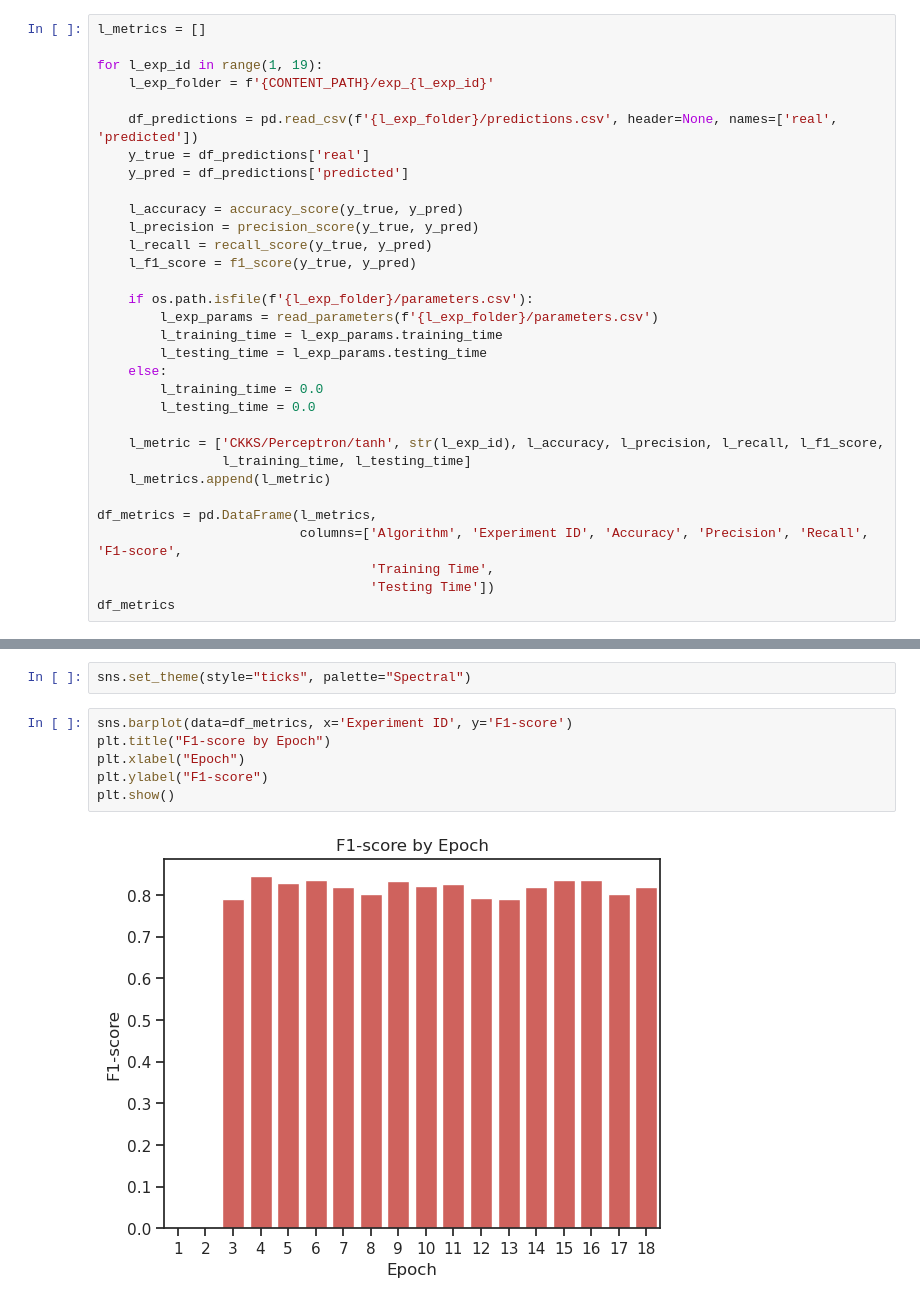
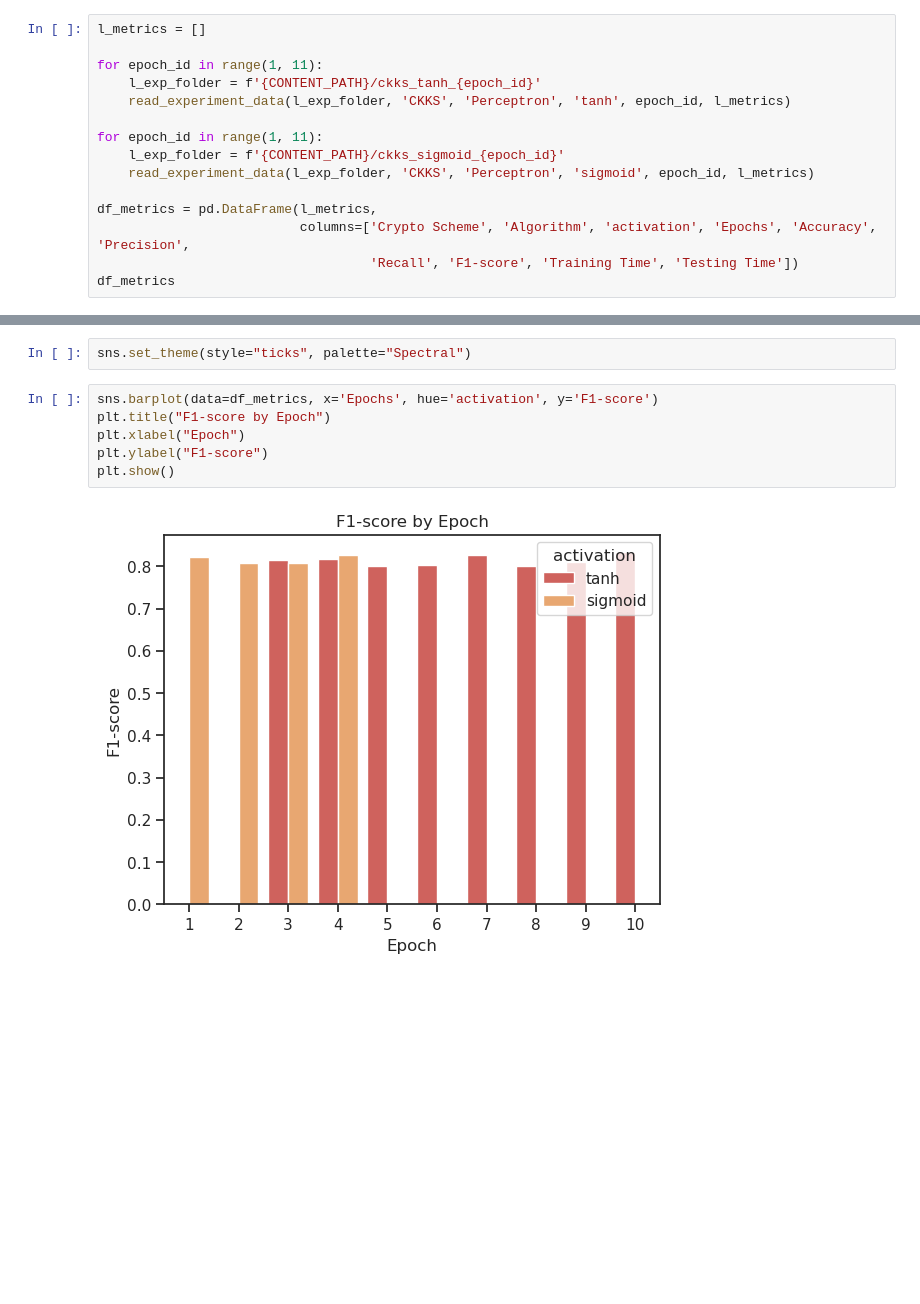
Before and after one commit to rodkruger/ppml-python, a Jupyter notebook: Metrics.ipynb, the cells around one changed output, grey strips where cells are left out. Cells and saved outputs as stored; diff of their text form; blank space fills up the shorter version.

Commit message:
Add activation functions to the analysis

```diff
--- a/Metrics.ipynb
+++ b/Metrics.ipynb
@@ -65,33 +88,16 @@ def read_parameters(parameters_file_path):
 # %%
 l_metrics = []
 
-for l_exp_id in range(1, 19):
-    l_exp_folder = f'{CONTENT_PATH}/exp_{l_exp_id}'
+for epoch_id in range(1, 11):
+    l_exp_folder = f'{CONTENT_PATH}/ckks_tanh_{epoch_id}'
+    read_experiment_data(l_exp_folder, 'CKKS', 'Perceptron', 'tanh', epoch_id, l_metrics)
 
-    df_predictions = pd.read_csv(f'{l_exp_folder}/predictions.csv', header=None, names=['real', 'predicted'])
-    y_true = df_predictions['real']
-    y_pred = df_predictions['predicted']
-
-    l_accuracy = accuracy_score(y_true, y_pred)
-    l_precision = precision_score(y_true, y_pred)
-    l_recall = recall_score(y_true, y_pred)
-    l_f1_score = f1_score(y_true, y_pred)
-
-    if os.path.isfile(f'{l_exp_folder}/parameters.csv'):
-        l_exp_params = read_parameters(f'{l_exp_folder}/parameters.csv')
-        l_training_time = l_exp_params.training_time
-        l_testing_time = l_exp_params.testing_time
-    else:
-        l_training_time = 0.0
-        l_testing_time = 0.0
-
-    l_metric = ['CKKS/Perceptron/tanh', str(l_exp_id), l_accuracy, l_precision, l_recall, l_f1_score,
-                l_training_time, l_testing_time]
-    l_metrics.append(l_metric)
+for epoch_id in range(1, 11):
+    l_exp_folder = f'{CONTENT_PATH}/ckks_sigmoid_{epoch_id}'
+    read_experiment_data(l_exp_folder, 'CKKS', 'Perceptron', 'sigmoid', epoch_id, l_metrics)
 
 df_metrics = pd.DataFrame(l_metrics,
-                          columns=['Algorithm', 'Experiment ID', 'Accuracy', 'Precision', 'Recall', 'F1-score',
-                                   'Training Time',
-                                   'Testing Time'])
+                          columns=['Crypto Scheme', 'Algorithm', 'activation', 'Epochs', 'Accuracy', 'Precision',
+                                   'Recall', 'F1-score', 'Training Time', 'Testing Time'])
 df_metrics
 # %% [output]
@@ -115,11 +121,11 @@ df_metrics
 # %%
 sns.set_theme(style="ticks", palette="Spectral")
 # %%
-sns.barplot(data=df_metrics, x='Experiment ID', y='F1-score')
+sns.barplot(data=df_metrics, x='Epochs', hue='activation', y='F1-score')
 plt.title("F1-score by Epoch")
 plt.xlabel("Epoch")
 plt.ylabel("F1-score")
 plt.show()
 # %% [output]
-[figure, old version]
+[figure, new version]
 # %%
```
Also changed, not shown: parts of 3 cells of this notebook.
